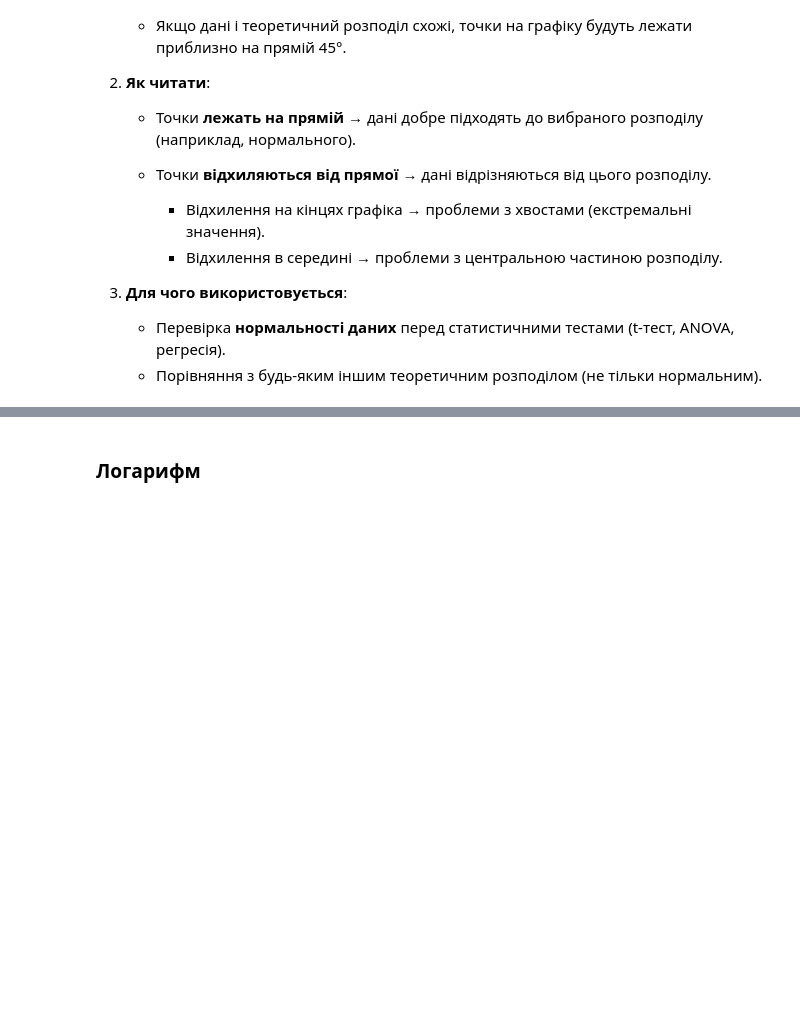
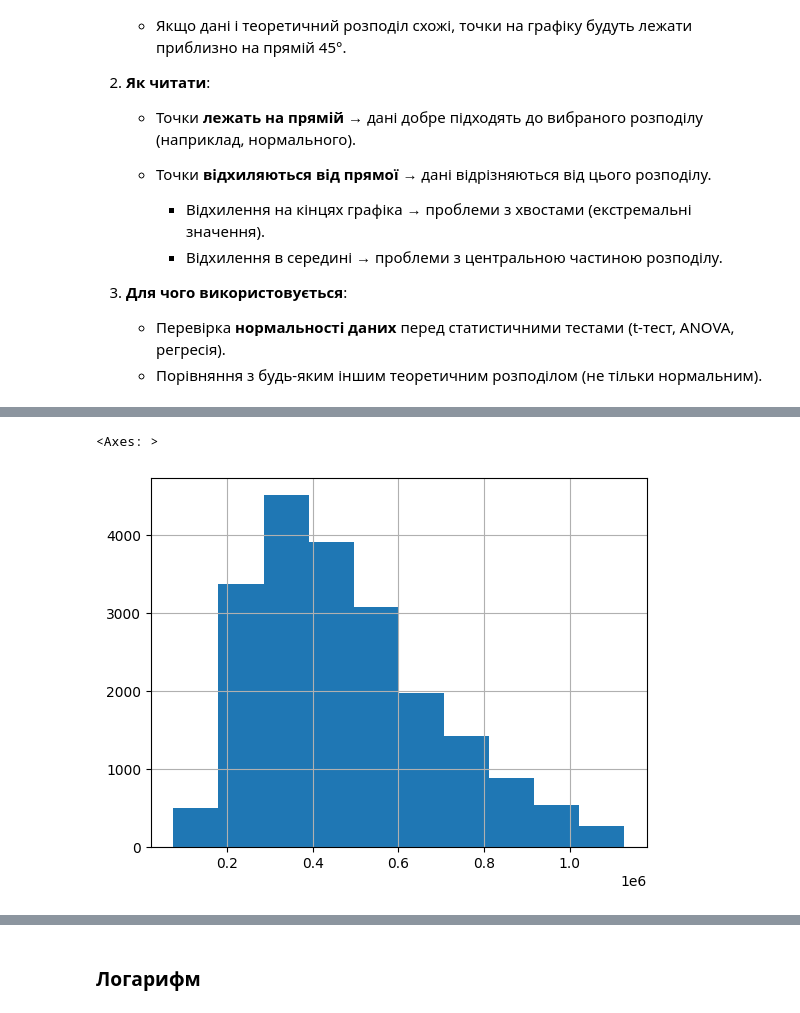
Before and after one commit to cpython-projects/python_da_17_03_26, a Jupyter notebook: lesson_17.ipynb, the cells around one changed output, grey strips where cells are left out. Cells and saved outputs as stored; diff of their text form; code cells hidden in the pictures; blank space fills up the shorter version.

```diff
--- a/lesson_17.ipynb
+++ b/lesson_17.ipynb
@@ -383,0 +454,7 @@ QQ-plot (Quantile-Quantile plot) — це **графічний метод пер
+# %%
+df_iqr = df[df.price <= upper]
+# %%
+df_iqr.price.hist()
+# %% [output]
+<Axes: >
+[figure, added]
```
Also changed, not shown: parts of 23 cells of this notebook.
